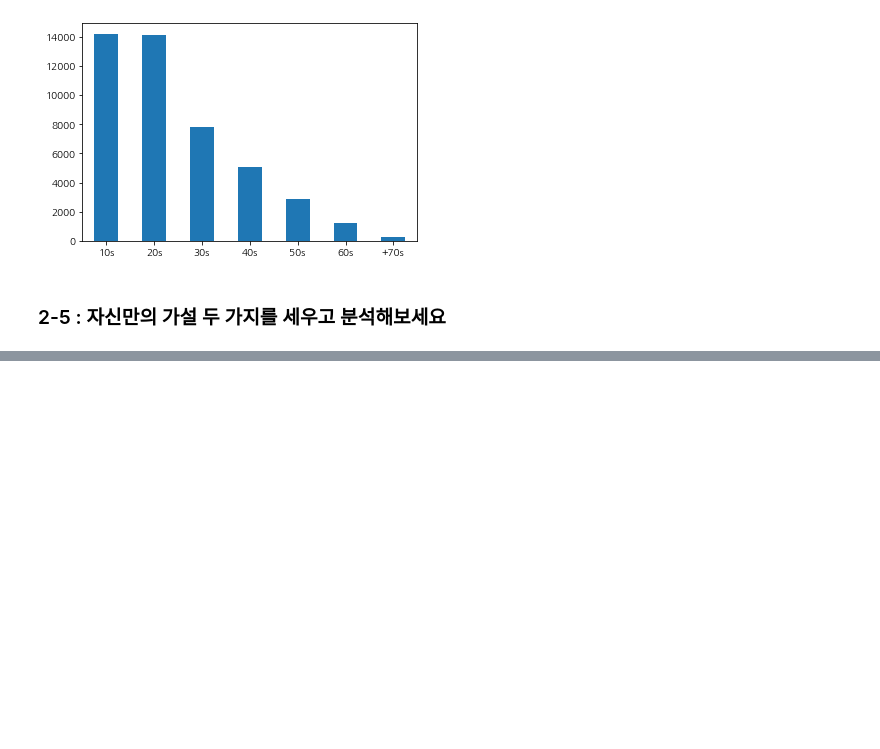
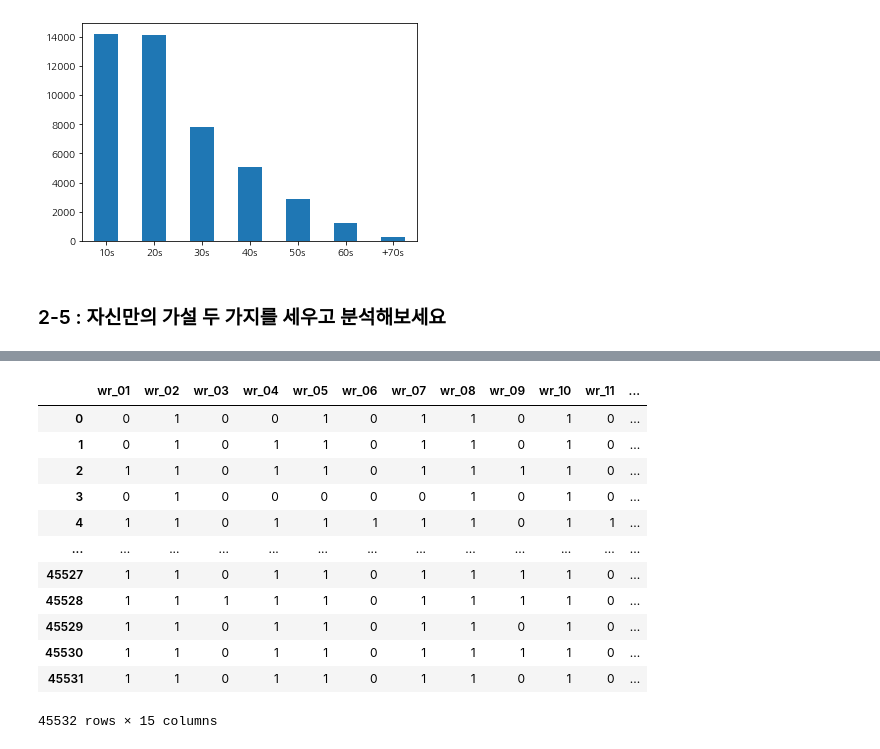
Before and after one commit to KimYongHwi/dacon, a Jupyter notebook: dacon_school/2주차_과제.ipynb, the cells around one changed output, grey strips where cells are left out. Drawn from its saved outputs; the diff is of its cells as text; code cells hidden in the pictures; blank space fills up the shorter version.

```diff
--- a/dacon_school/2주차_과제.ipynb
+++ b/dacon_school/2주차_과제.ipynb
@@ -287,0 +327,16 @@ Name: education, dtype: int64
+# %%
+know_count_df
+# %% [output]
+|  | wr_01 | wr_02 | wr_03 | wr_04 | wr_05 | wr_06 | wr_07 | wr_08 | wr_09 | wr_10 | wr_11 | ... |
+| 0 | 0 | 1 | 0 | 0 | 1 | 0 | 1 | 1 | 0 | 1 | 0 | ... |
+| 1 | 0 | 1 | 0 | 1 | 1 | 0 | 1 | 1 | 0 | 1 | 0 | ... |
+| 2 | 1 | 1 | 0 | 1 | 1 | 0 | 1 | 1 | 1 | 1 | 0 | ... |
+| 3 | 0 | 1 | 0 | 0 | 0 | 0 | 0 | 1 | 0 | 1 | 0 | ... |
+| 4 | 1 | 1 | 0 | 1 | 1 | 1 | 1 | 1 | 0 | 1 | 1 | ... |
+| ... | ... | ... | ... | ... | ... | ... | ... | ... | ... | ... | ... | ... |
+| 45527 | 1 | 1 | 0 | 1 | 1 | 0 | 1 | 1 | 1 | 1 | 0 | ... |
+| 45528 | 1 | 1 | 1 | 1 | 1 | 0 | 1 | 1 | 1 | 1 | 0 | ... |
+| 45529 | 1 | 1 | 0 | 1 | 1 | 0 | 1 | 1 | 0 | 1 | 0 | ... |
+| 45530 | 1 | 1 | 0 | 1 | 1 | 0 | 1 | 1 | 1 | 1 | 0 | ... |
+| 45531 | 1 | 1 | 0 | 1 | 1 | 0 | 1 | 1 | 0 | 1 | 0 | ... |
+45532 rows × 15 columns
```
Also changed, not shown: parts of 11 cells of this notebook.
